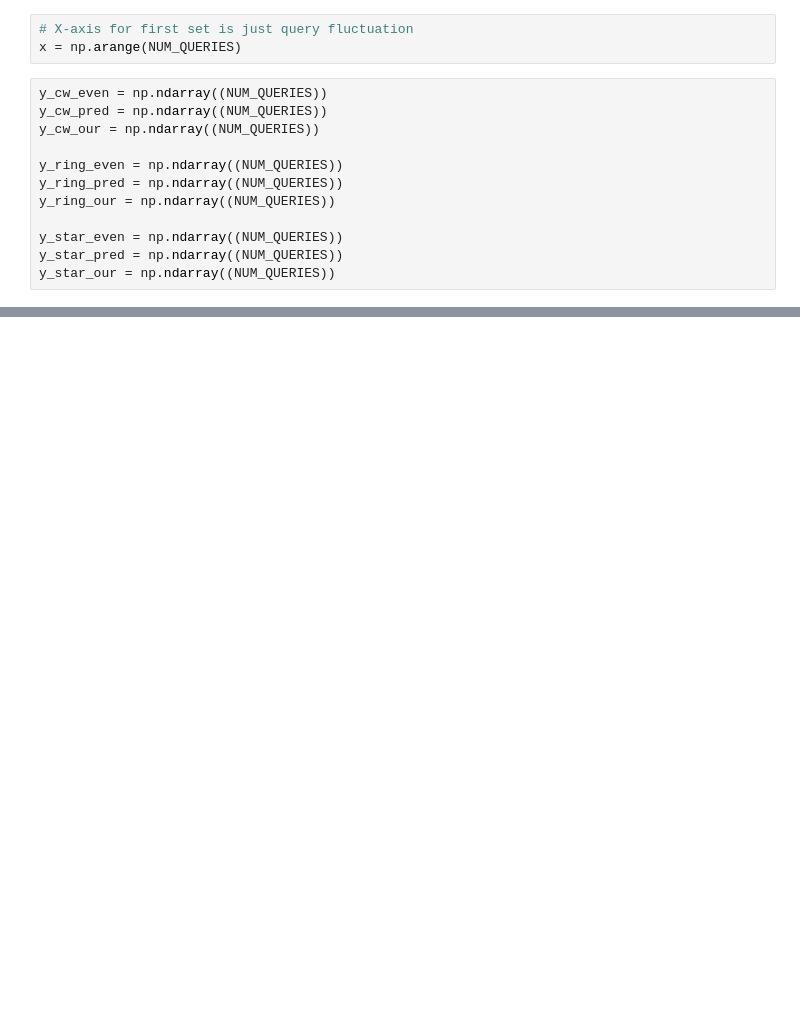
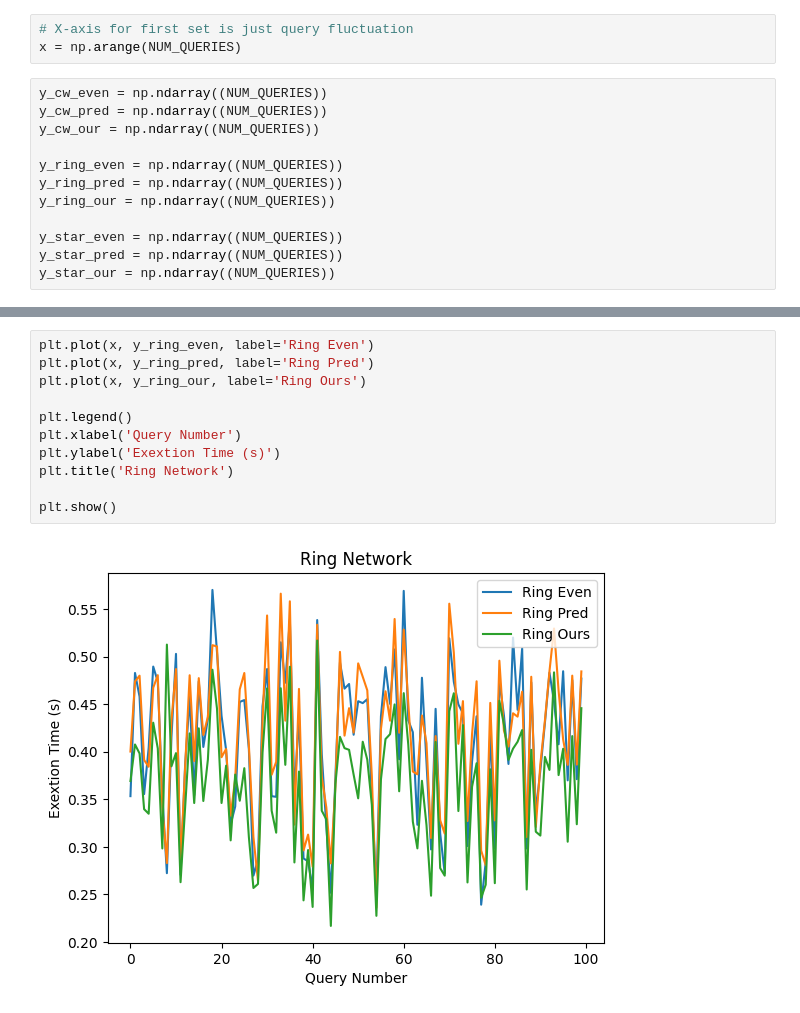
Before and after one commit to kevin-pietruszka/horizontal-sharding-experiment, a Jupyter notebook: experiment/graphs.ipynb, the cells around one changed output, grey strips where cells are left out. Cells and saved outputs as stored; diff of their text form; blank space fills up the shorter version.

```diff
--- a/experiment/graphs.ipynb
+++ b/experiment/graphs.ipynb
@@ -194,0 +225,13 @@ plt.plot(x, y_cw_our)
+# %%
+plt.plot(x, y_ring_even, label='Ring Even')
+plt.plot(x, y_ring_pred, label='Ring Pred')
+plt.plot(x, y_ring_our, label='Ring Ours')
+
+plt.legend()
+plt.xlabel('Query Number')
+plt.ylabel('Exextion Time (s)')
+plt.title('Ring Network')
+
+plt.show()
+# %% [output]
+[figure, added]
```
Also changed, not shown: parts of 10 cells of this notebook, 11 other files.
